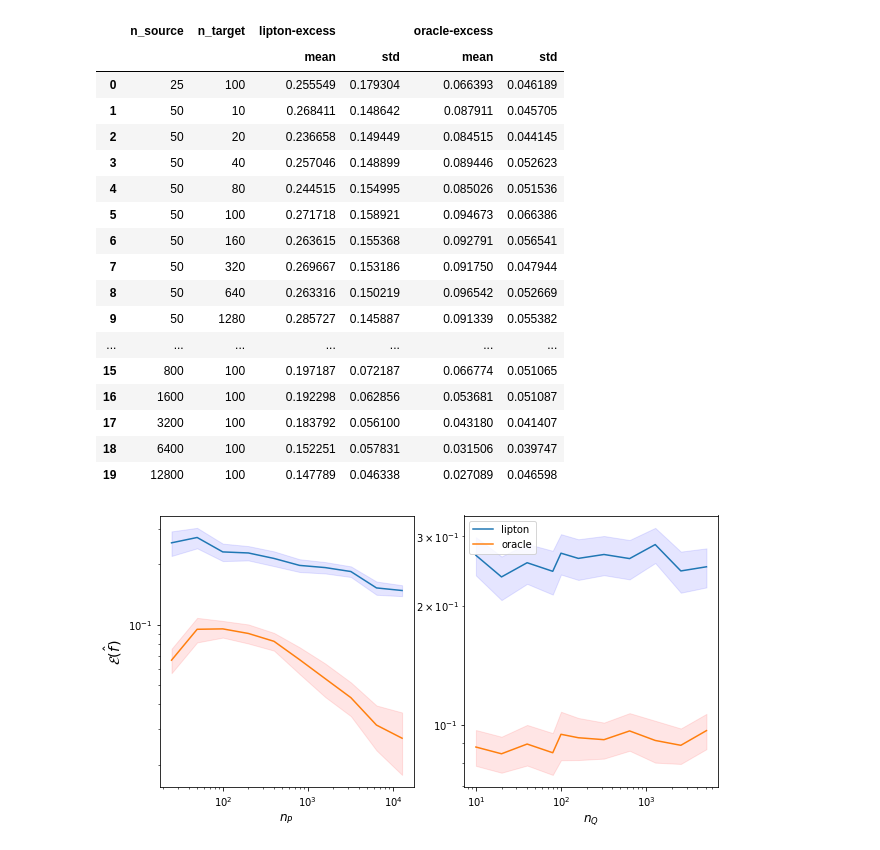
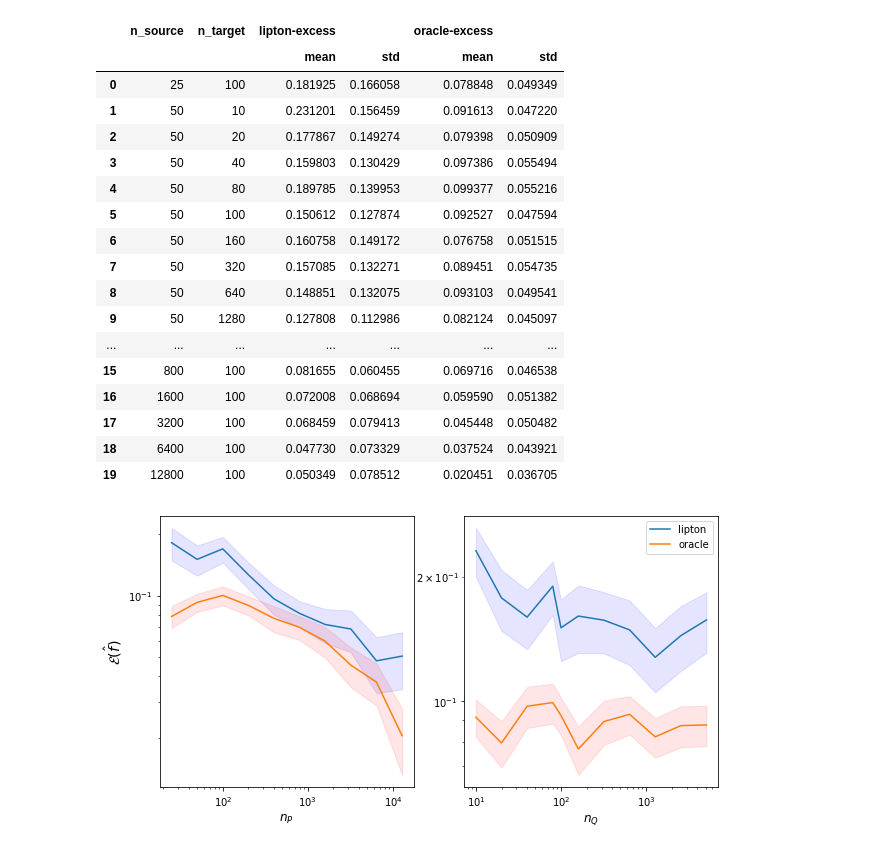
Before and after one commit to smaityumich/label-shift, a Jupyter notebook: plots.ipynb, the cells around one changed output. Saved outputs shown, nothing was run; the diff lists cells and outputs as text; code cells hidden in the pictures.

```diff
--- a/plots.ipynb
+++ b/plots.ipynb
@@ -1,47 +1,47 @@
 # %%
 import re
 import pandas as pd
 import numpy as np
 import matplotlib.pyplot as plt
 
-exp = 'exp5'
+exp = 'exp6'
 with open(exp + '_unlabeled.out') as fh:
     out = fh.read()
 
 out = re.split(r'\n', out)
 
 dict_list = [eval(d) for d in out]
 df = pd.DataFrame(dict_list)
 
 df['lipton-excess'] = df['lipton'] - df['bayes_error']
 df['oracle-excess'] = df['oracle'] - df['bayes_error']
 
 measure = ['lipton-excess', 'oracle-excess']
 agg_dict = dict()
 for key in measure:
     agg_dict[key] = ['mean', 'std']
 result = df.groupby(['n_source', 'n_target'], as_index=False).agg(agg_dict)
 
 result
 # %% [output]
 |  | n_source | n_target | lipton-excess |  | oracle-excess |  |
 |  |  |  | mean | std | mean | std |
-| 0 | 25 | 100 | 0.255549 | 0.179304 | 0.066393 | 0.046189 |
-| 1 | 50 | 10 | 0.268411 | 0.148642 | 0.087911 | 0.045705 |
-| 2 | 50 | 20 | 0.236658 | 0.149449 | 0.084515 | 0.044145 |
-| 3 | 50 | 40 | 0.257046 | 0.148899 | 0.089446 | 0.052623 |
-| 4 | 50 | 80 | 0.244515 | 0.154995 | 0.085026 | 0.051536 |
-| 5 | 50 | 100 | 0.271718 | 0.158921 | 0.094673 | 0.066386 |
-| 6 | 50 | 160 | 0.263615 | 0.155368 | 0.092791 | 0.056541 |
-| 7 | 50 | 320 | 0.269667 | 0.153186 | 0.091750 | 0.047944 |
-| 8 | 50 | 640 | 0.263316 | 0.150219 | 0.096542 | 0.052669 |
-| 9 | 50 | 1280 | 0.285727 | 0.145887 | 0.091339 | 0.055382 |
+| 0 | 25 | 100 | 0.181925 | 0.166058 | 0.078848 | 0.049349 |
+| 1 | 50 | 10 | 0.231201 | 0.156459 | 0.091613 | 0.047220 |
+| 2 | 50 | 20 | 0.177867 | 0.149274 | 0.079398 | 0.050909 |
+| 3 | 50 | 40 | 0.159803 | 0.130429 | 0.097386 | 0.055494 |
+| 4 | 50 | 80 | 0.189785 | 0.139953 | 0.099377 | 0.055216 |
+| 5 | 50 | 100 | 0.150612 | 0.127874 | 0.092527 | 0.047594 |
+| 6 | 50 | 160 | 0.160758 | 0.149172 | 0.076758 | 0.051515 |
+| 7 | 50 | 320 | 0.157085 | 0.132271 | 0.089451 | 0.054735 |
+| 8 | 50 | 640 | 0.148851 | 0.132075 | 0.093103 | 0.049541 |
+| 9 | 50 | 1280 | 0.127808 | 0.112986 | 0.082124 | 0.045097 |
 | ... | ... | ... | ... | ... | ... | ... |
-| 15 | 800 | 100 | 0.197187 | 0.072187 | 0.066774 | 0.051065 |
-| 16 | 1600 | 100 | 0.192298 | 0.062856 | 0.053681 | 0.051087 |
-| 17 | 3200 | 100 | 0.183792 | 0.056100 | 0.043180 | 0.041407 |
-| 18 | 6400 | 100 | 0.152251 | 0.057831 | 0.031506 | 0.039747 |
-| 19 | 12800 | 100 | 0.147789 | 0.046338 | 0.027089 | 0.046598 |
+| 15 | 800 | 100 | 0.081655 | 0.060455 | 0.069716 | 0.046538 |
+| 16 | 1600 | 100 | 0.072008 | 0.068694 | 0.059590 | 0.051382 |
+| 17 | 3200 | 100 | 0.068459 | 0.079413 | 0.045448 | 0.050482 |
+| 18 | 6400 | 100 | 0.047730 | 0.073329 | 0.037524 | 0.043921 |
+| 19 | 12800 | 100 | 0.050349 | 0.078512 | 0.020451 | 0.036705 |
 # %%
 result1 = result.loc[result['n_target'] == 100]
 fig, ax = plt.subplots(1, 2, figsize = (10, 5))
@@ -73,7 +73,7 @@ ax[1].set_xlabel('$n_Q$', size = 'large')
 plt.legend(('lipton', 'oracle'), loc='middle left')
 plt.show()
 # %% [output]
-[figure, old version]
+[figure, new version]
 # %%
 with open(exp + '_labeled.out') as fh:
     out = fh.read()
```
Also changed, not shown: parts of 2 cells of this notebook, 4 other files.
